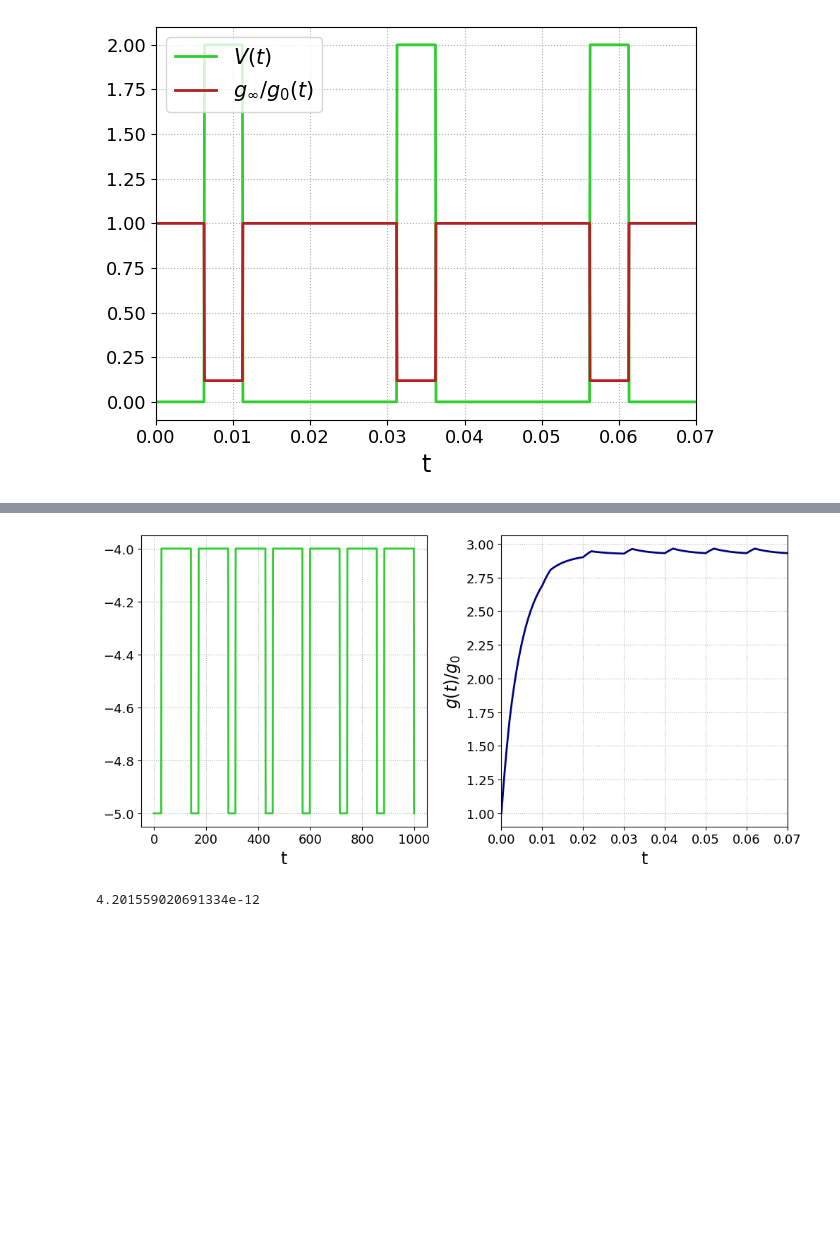
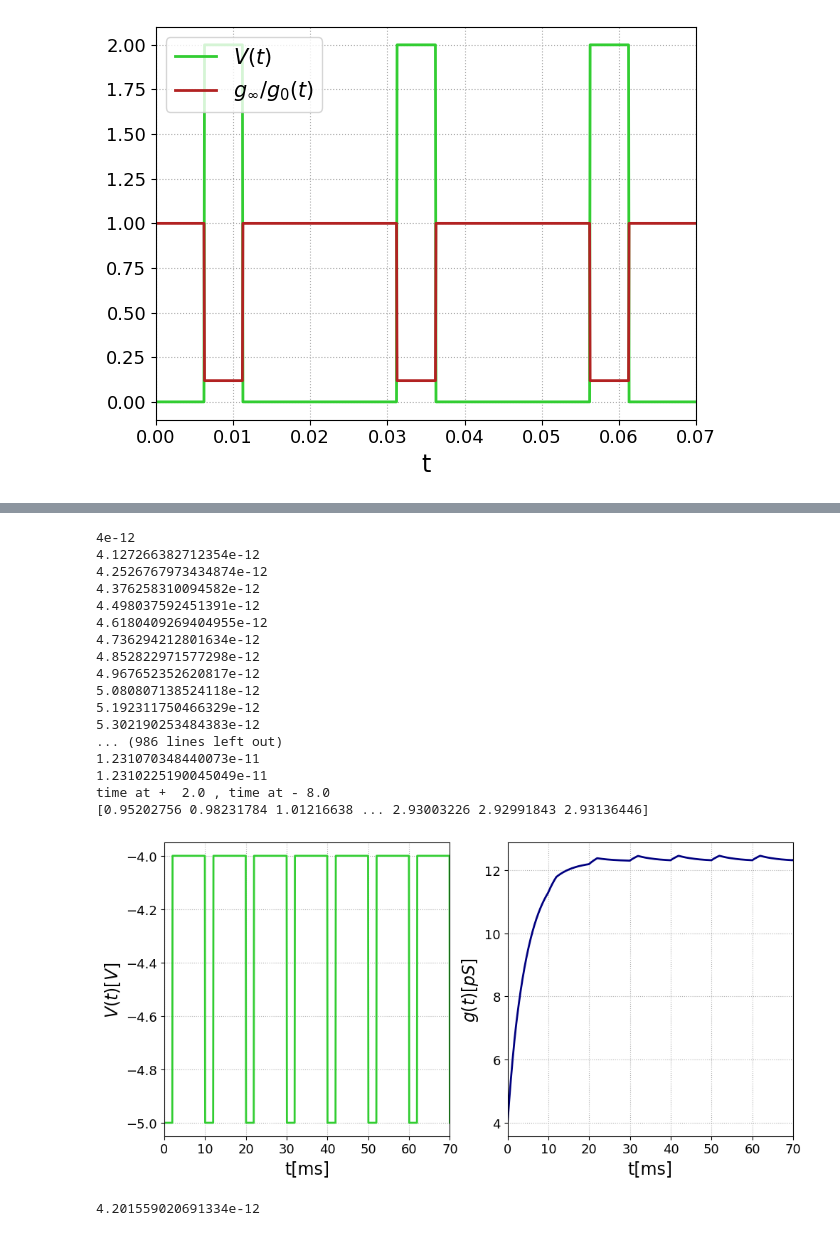
Before and after one commit to nicagali/Ionic_Channels, a Jupyter notebook: notes/trainable_network.ipynb, the cells around one changed output, grey strips where cells are left out. Cells and saved outputs as stored; diff of their text form; code cells hidden in the pictures; blank space fills up the shorter version.

```diff
--- a/notes/trainable_network.ipynb
+++ b/notes/trainable_network.ipynb
@@ -43,10 +67,28 @@ fig.tight_layout()
 # %%
-odeint_solver.odeint_solver_function('square')
+odeint_solver.euler_forward_solver('square')
 potential_shapes.potential(0, 'square', write=True)
 fig, ax = plt.subplots(1,2, figsize=(10,5))
-plotting_functions.plot_voltage(ax[0])
-plotting_functions.plot_gsolution(ax[1], solver = 'euler')
+plotting_functions.plot_voltage(ax[0], yaxis_label=True)
+plotting_functions.plot_gsolution(ax[1], solver = 'euler', g0_ratio=False)
+plt.savefig("../../Physics_Driven_Learning/notes/figures_tex/memtrain_volt_gsol.pdf")
 fig.tight_layout()
 # %% [output]
+4e-12
+4.127266382712354e-12
+4.2526767973434874e-12
+4.376258310094582e-12
+4.498037592451391e-12
+4.6180409269404955e-12
+4.736294212801634e-12
+4.852822971577298e-12
+4.967652352620817e-12
+5.080807138524118e-12
+5.192311750466329e-12
+5.302190253484383e-12
+... (986 lines left out)
+1.231070348440073e-11
+1.2310225190045049e-11
+time at +  2.0 , time at - 8.0
+[0.95202756 0.98231784 1.01216638 ... 2.93003226 2.92991843 2.93136446]
-[figure, old version]
+[figure, new version]
 # %%
```
Also changed, not shown: parts of 5 cells of this notebook, 11 other files.
